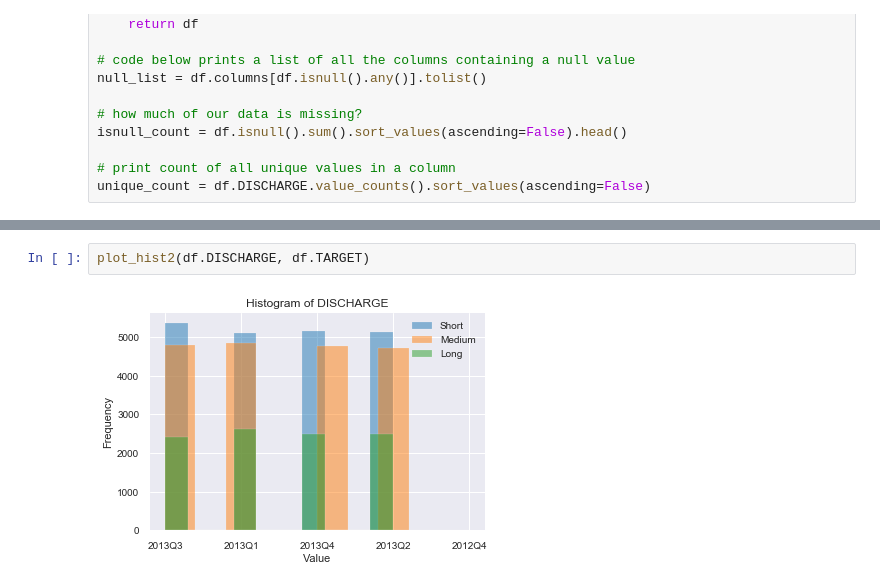
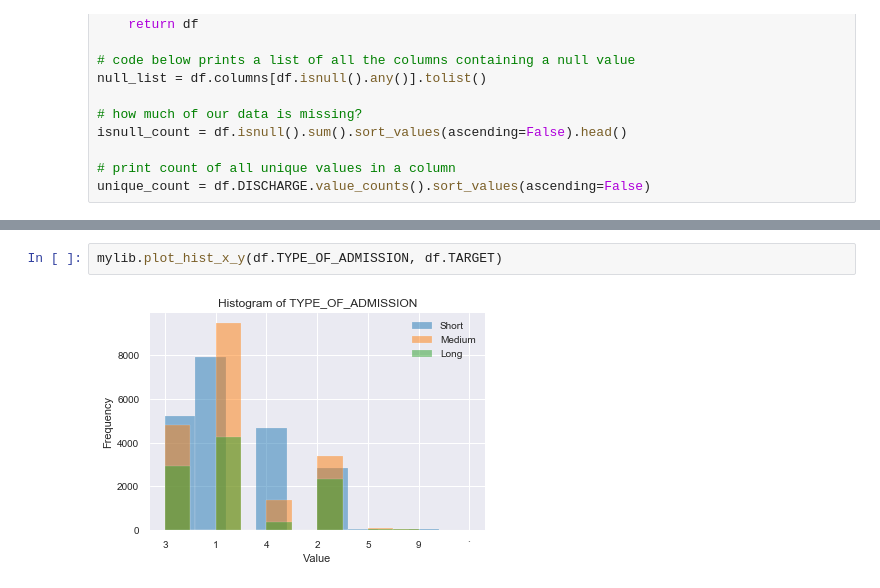
Before and after one commit to Esedicol/Data-Mining, a Jupyter notebook: TEXAS_DATASET/02-EDA.ipynb, the cells around one changed output, grey strips where cells are left out. Drawn from its saved outputs; the diff is of its cells as text.

```diff
--- a/TEXAS_DATASET/02-EDA.ipynb
+++ b/TEXAS_DATASET/02-EDA.ipynb
@@ -94,4 +71,4 @@ def plot_hist2(x,y):
 # %%
-plot_hist2(df.DISCHARGE, df.TARGET)
+mylib.plot_hist_x_y(df.TYPE_OF_ADMISSION, df.TARGET)
 # %% [output]
-[figure, old version]
+[figure, new version]
```
Also changed, not shown: parts of 9 cells of this notebook, 1 other file.
